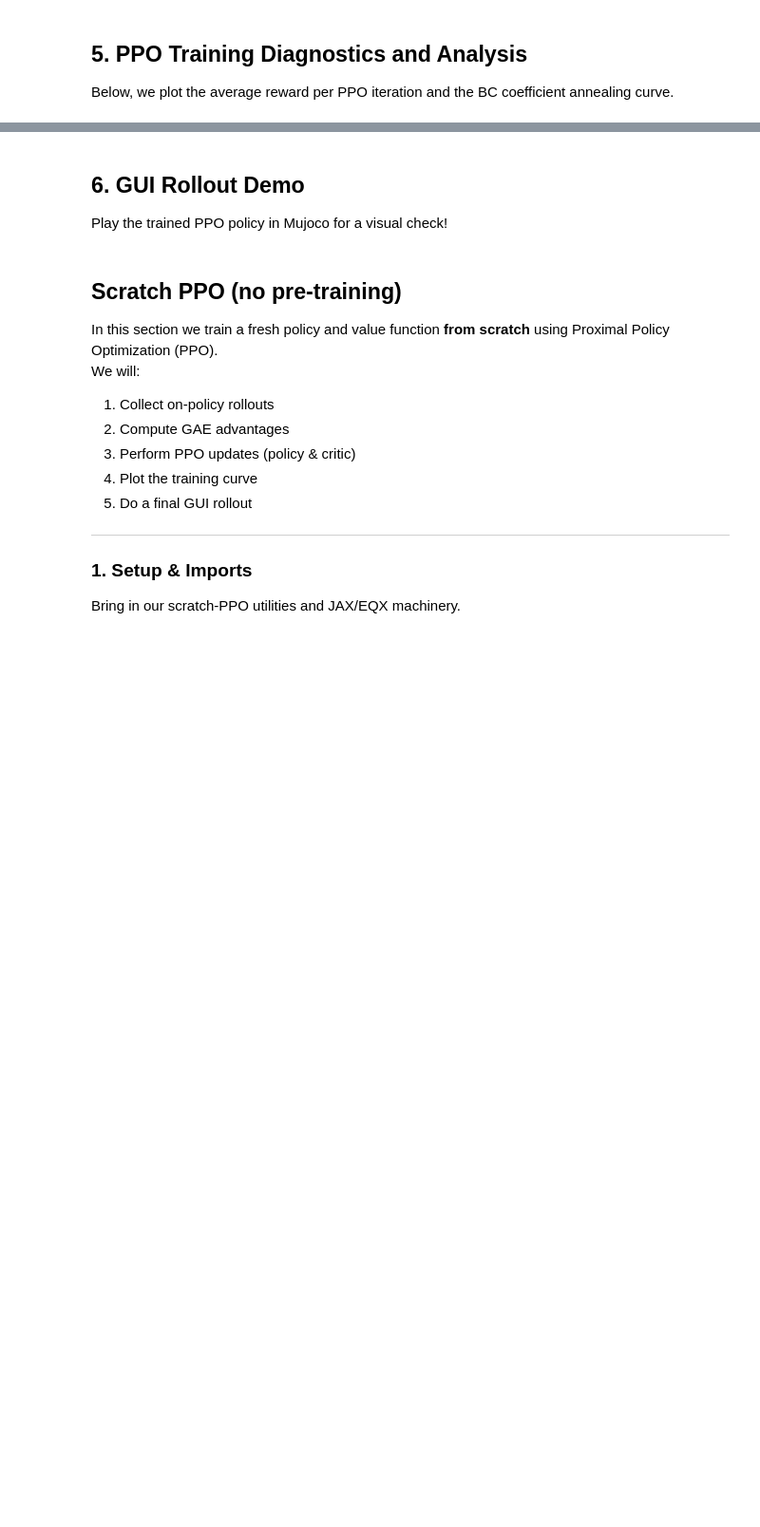
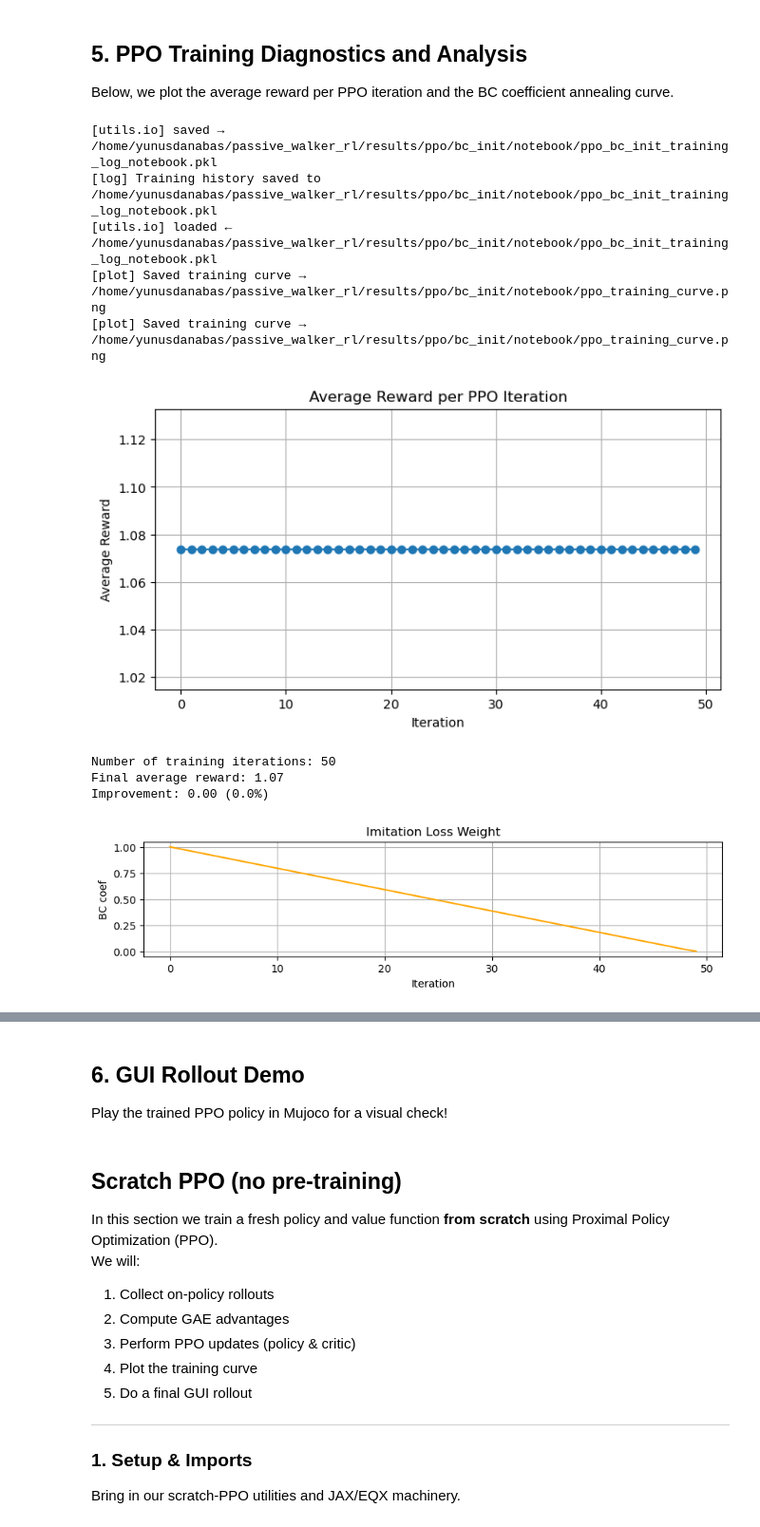
Before and after one commit to yunusdanabas/passive_walker_rl, a Jupyter notebook: passive_walker/ppo/PPO.ipynb, the cells around one changed output, grey strips where cells are left out. Shown at 95% size. Saved outputs shown, nothing was run; the diff lists cells and outputs as text; code cells hidden in the pictures; blank space fills up the shorter version.

```diff
--- a/passive_walker/ppo/PPO.ipynb
+++ b/passive_walker/ppo/PPO.ipynb
@@ -56,9 +58,9 @@ os.makedirs(PPO_BC_RESULTS, exist_ok=True)
 
 We load the BC-seeded policy, and create all necessary action functions for training.
 # %%
-BC_MODEL_PATH = BC_MODEL_FILE / ""
+BC_MODEL_PATH = BC_MODEL_FILE / "hip_knee_mse_controller_50000steps.eqx"
 
-rollout_steps = 2048
+rollout_steps = 4096
 hz = 500
 
 env, get_scaled_action, get_env_action, policy = initialize_policy(
@@ -82,7 +86,7 @@ import equinox as eqx
 import optax
 
 # Hyperparameters (edit for your experiments)
-num_iters = 10
+num_iters = 50
 rollout_steps = rollout_steps
 ppo_epochs = 10
 batch_size = 256
@@ -183,12 +205,37 @@ save_policy_and_critic(policy, critic, out_dir)
 Below, we plot the average reward per PPO iteration and the BC coefficient annealing curve.
 # %%
 from passive_walker.utils.io import save_pickle, load_pickle
+from passive_walker.ppo.bc_init.utils import plot_training_rewards, plot_bc_coefficient
 
 # Save reward and BC coefficient histories for later analysis/plots
 log = {
     "rewards": reward_history,
     "bc_coef": bc_coef_history,
 }
 log_path = os.path.join(OUTPUT_DIR, "ppo_bc_init_training_log_notebook.pkl")
 save_pickle(log, log_path)
 print(f"[log] Training history saved to {log_path}")
+
+# Load training log
+log = load_pickle(log_path)
+
+# Plot reward learning curve
+plot_training_rewards(
+    log["rewards"],
+    save_path=os.path.join(OUTPUT_DIR, "ppo_training_curve.png"),
+    title="Average Reward per PPO Iteration"
+)
+
+# Plot BC coefficient annealing
+plot_bc_coefficient(log["bc_coef"], output_dir=OUTPUT_DIR)
+# %% [output]
+[utils.io] saved → /home/yunusdanabas/passive_walker_rl/results/ppo/bc_init/notebook/ppo_bc_init_training_log_notebook.pkl
+[log] Training history saved to /home/yunusdanabas/passive_walker_rl/results/ppo/bc_init/notebook/ppo_bc_init_training_log_notebook.pkl
+[utils.io] loaded ← /home/yunusdanabas/passive_walker_rl/results/ppo/bc_init/notebook/ppo_bc_init_training_log_notebook.pkl
+[plot] Saved training curve → /home/yunusdanabas/passive_walker_rl/results/ppo/bc_init/notebook/ppo_training_curve.png
+[plot] Saved training curve → /home/yunusdanabas/passive_walker_rl/results/ppo/bc_init/notebook/ppo_training_curve.png
+[figure, added]
+Number of training iterations: 50
+Final average reward: 1.07
+Improvement: 0.00 (0.0%)
+[figure, added]
```
Also changed, not shown: parts of 14 cells of this notebook, 45 other files.
